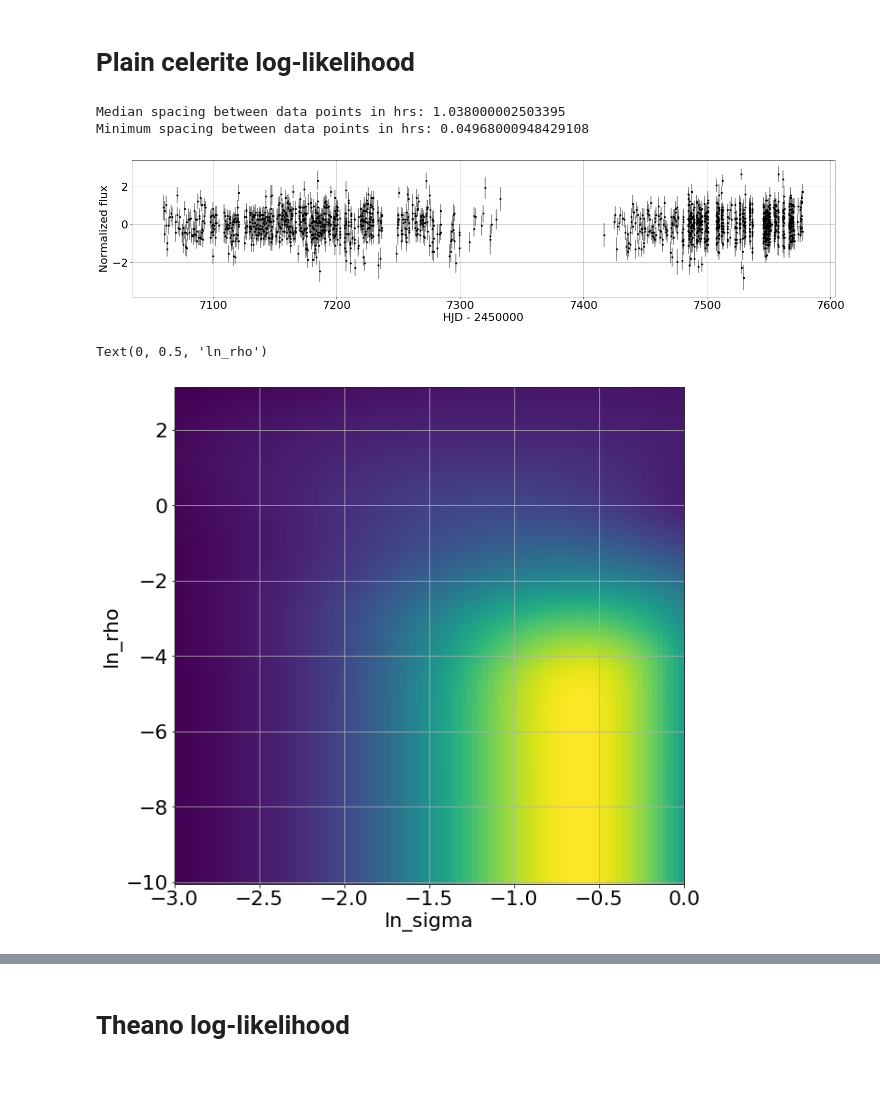
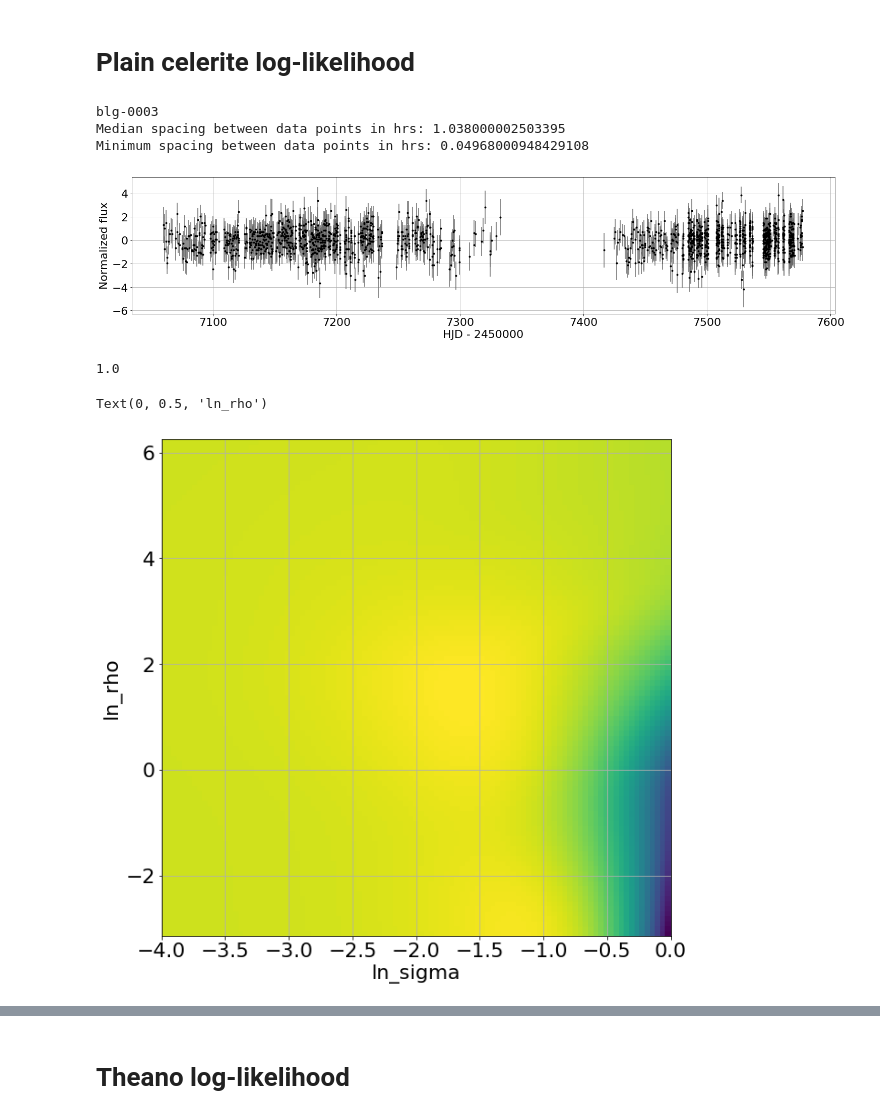
Before and after one commit to fbartolic/caustic, a Jupyter notebook: src/notebooks/Matern32_likelihood_plot.ipynb, the cells around one changed output, grey strips where cells are left out. Saved outputs shown, nothing was run; the diff lists cells and outputs as text; code cells hidden in the pictures; blank space fills up the shorter version.

```diff
--- a/src/notebooks/Matern32_likelihood_plot.ipynb
+++ b/src/notebooks/Matern32_likelihood_plot.ipynb
@@ -61,41 +61,48 @@ Loaded events: ['blg-0001', 'blg-0002', 'blg-0003', 'blg-0004', 'blg-0005']
 # %%
 limits = [1700, 1900, 1900, 1700, 2500, 2100, 2600]
 
+event_nr = 2
+print(events[event_nr])
+
 # Pre process the data
-t, F, sigF = process_data(lightcurves[2][:, 0], lightcurves[2][:, 1],
-    lightcurves[2][:, 2], standardize=True)
+t, F, sigF = process_data(lightcurves[event_nr][:limits[0], 0], lightcurves[event_nr][:limits[0], 1],
+    lightcurves[event_nr][:limits[0], 2], standardize=True)
 
-t = t[:limits[0]]
-F = F[:limits[0]]
-sigF = sigF[:limits[0]]
+# Rescale errorbars
+sigF = 1.6*sigF
 
 # Set up GP model
 kernel_celerite = terms.Matern32Term(log_sigma=np.log(0.5), log_rho=np.log(2.))
 gp_celerite = celerite.GP(kernel_celerite)
 
 fig, ax = plt.subplots(figsize=(25, 5))
 plot_data(ax, t, F, sigF)
 
 n_sigma = 100
-n_rho = 1000
+n_rho = 100
 # Grid of parameters in (ln_sigma, ln_rho) subspace
-ln_sigma_grid, ln_rho_grid = np.meshgrid(np.linspace(-3, 0, n_sigma), np.linspace(np.log(0.001*np.median(np.diff(t))), 0.5*np.log(t[-1] - t[0]), n_rho))
+ln_sigma_grid, ln_rho_grid = np.meshgrid(np.linspace(-4, 0, n_sigma), np.linspace(np.log(np.median(np.diff(t))), np.log(t[-1] - t[0]), n_rho))
 
 likelihood_values = np.zeros((n_rho, n_sigma))
 
 for i in range(n_rho):
     for j in range(n_sigma):
         gp_celerite.set_parameter_vector((ln_sigma_grid[i,j], ln_rho_grid[i,j]))
         gp_celerite.compute(t, sigF)
         likelihood_values[i, j] = gp_celerite.log_likelihood(F)
 
 #     ax.set_xlim(7100, 7102)
 print("Median spacing between data points in hrs:", np.median(np.diff(t))*24)
 print("Minimum spacing between data points in hrs:", np.min(np.diff(t))*24)
 # %% [output]
+blg-0003
 Median spacing between data points in hrs: 1.038000002503395
 Minimum spacing between data points in hrs: 0.04968000948429108
-[figure, old version]
+[figure, new version]
+# %%
+np.var(F)
+# %% [output]
+1.0
 # %%
 fig, ax = plt.subplots(figsize=(10,10))
 
@@ -108,4 +115,4 @@ ax.set_ylabel('ln_rho')
 # fig.colorbar(colormap, cax=cbar, label='log likelihood')
 # %% [output]
 Text(0, 0.5, 'ln_rho')
-[figure, old version]
+[figure, new version]
```
Also changed, not shown: parts of 15 cells of this notebook, 6 other files.
